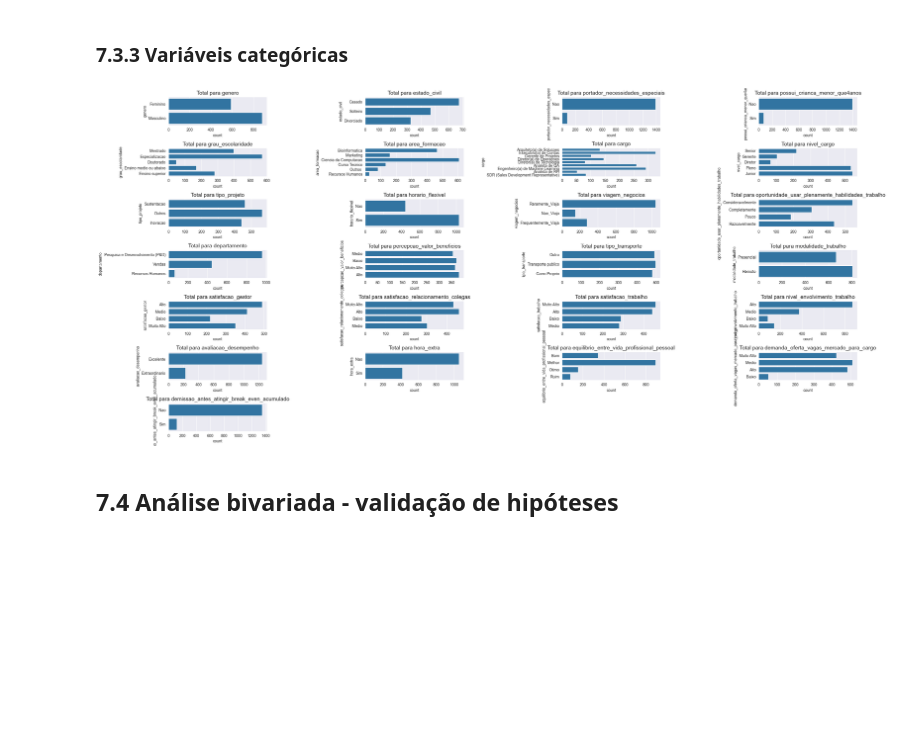
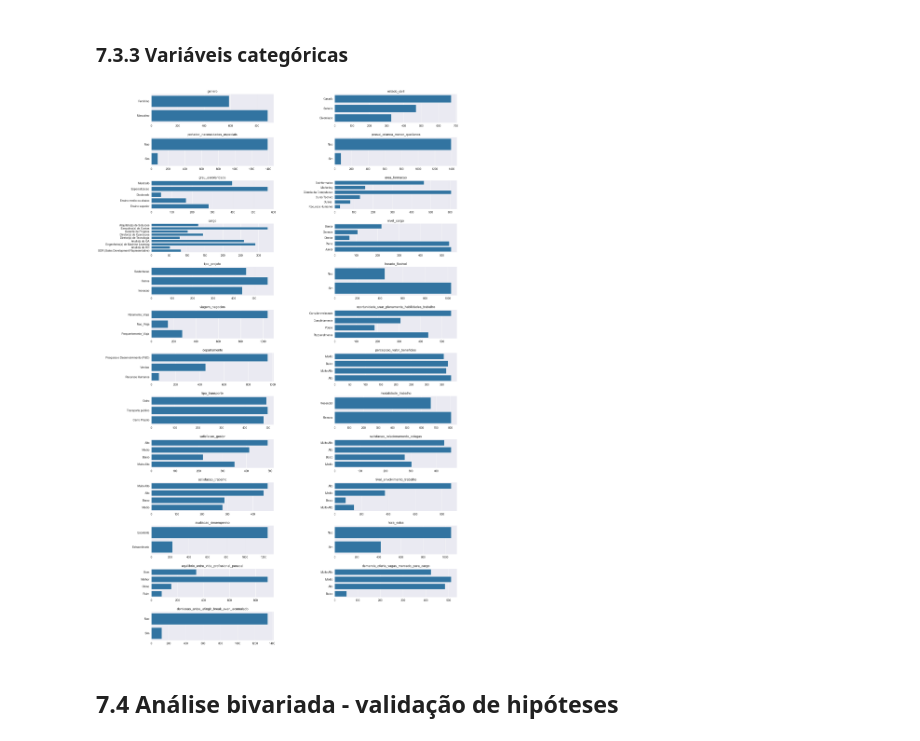
Before and after one commit to etson-rodrigues/people-analytics-ufsc-project, a Jupyter notebook: main.ipynb, the cells around one changed output. Saved outputs shown, nothing was run; the diff lists cells and outputs as text; code cells hidden in the pictures; blank space fills up the shorter version.

```diff
--- a/main.ipynb
+++ b/main.ipynb
@@ -962,28 +1018,30 @@ _ = num_attributes.hist(bins=30, figsize=(20,20))
 ### 7.3.3 Variáveis categóricas
 # %%
 # sets plot size
-plt.figure(figsize=(32, 18))
+plt.figure(figsize=(20, 36))
 
 # sets the inital plot position
 n = 1
 
 # iterates over the columns to plot
 for column in cat_attributes.columns:
     if column == "id":
         continue
-    plt.subplot(8, 4, n)
+    plt.subplot(13, 2, n)
     _ = sns.countplot(y=cat_attributes[column])
-    plt.title("Total para " + column, fontsize=14)
+    plt.title(column, fontsize=12)
+    plt.ylabel('')
+    plt.xlabel('')
     n += 1
 
 # adjust height and wdith reserved for space between subplots
-plt.subplots_adjust(hspace=0.8)
-plt.subplots_adjust(wspace=1.0)
+plt.subplots_adjust(hspace=0.5)
+plt.subplots_adjust(wspace=0.5)
 
 # display the plot
 plt.show()
 # %% [output]
-[figure, old version]
+[figure, new version]
 # %% [markdown]
 ## 7.4 Análise bivariada - validação de hipóteses
 # %% [markdown]
```
Also changed, not shown: parts of 16 cells of this notebook, 3 other files.
